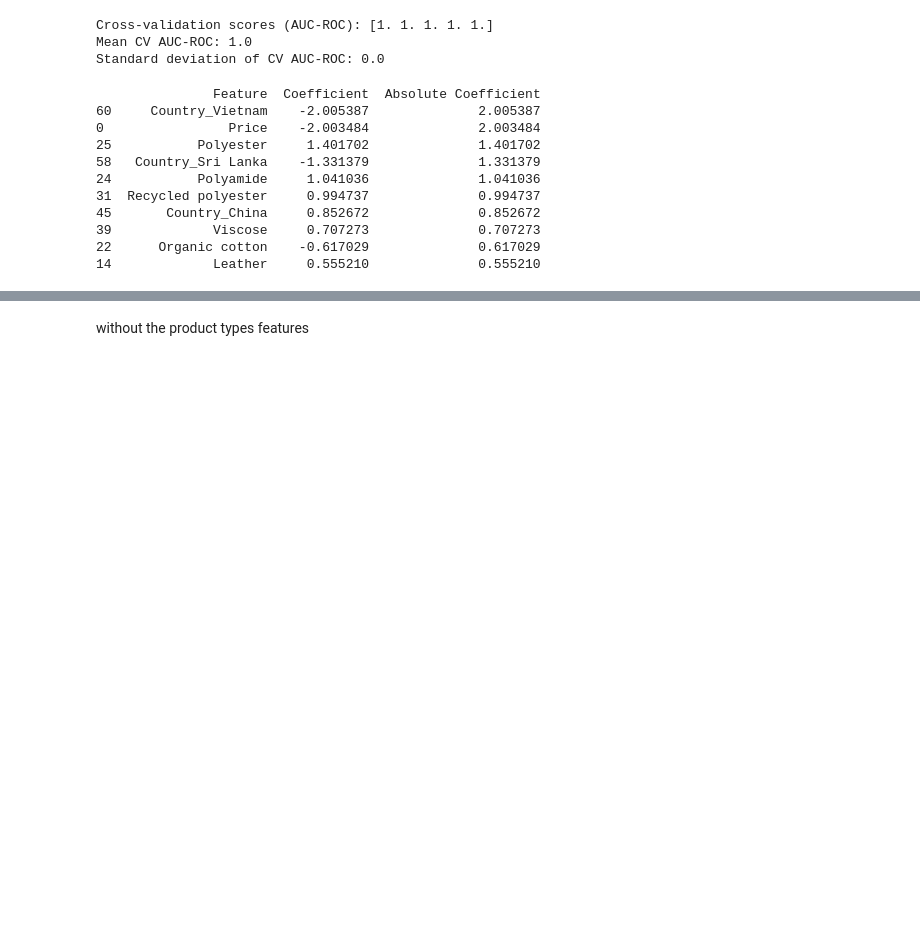
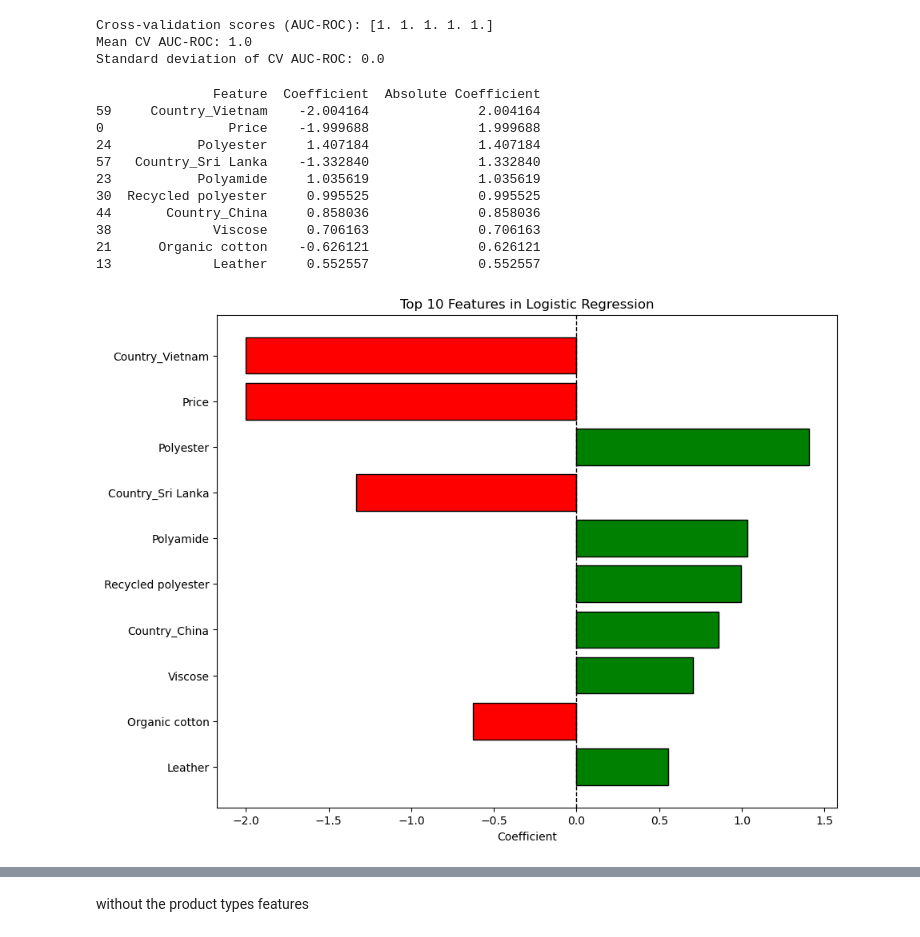
Before and after one commit to sim-cell/DALAS, a Jupyter notebook: apprentissage/classification.ipynb, the cells around one changed output, grey strips where cells are left out. Saved outputs shown, nothing was run; the diff lists cells and outputs as text; code cells hidden in the pictures; blank space fills up the shorter version.

```diff
--- a/apprentissage/classification.ipynb
+++ b/apprentissage/classification.ipynb
@@ -317,20 +317,33 @@ feature_importance = pd.DataFrame({'Feature': X_train.columns, 'Coefficient': co
 # sort by absolute coefficient value
 feature_importance['Absolute Coefficient'] = np.abs(feature_importance['Coefficient'])
 feature_importance = feature_importance.sort_values(by='Absolute Coefficient', ascending=False)
-
-print(feature_importance[:10]) # top 10
+top_features = feature_importance[:10]
+print(top_features) # top 10
 # %% [output]
                Feature  Coefficient  Absolute Coefficient
-60     Country_Vietnam    -2.005387              2.005387
-0                Price    -2.003484              2.003484
-25           Polyester     1.401702              1.401702
-58   Country_Sri Lanka    -1.331379              1.331379
-24           Polyamide     1.041036              1.041036
-31  Recycled polyester     0.994737              0.994737
-45       Country_China     0.852672              0.852672
-39             Viscose     0.707273              0.707273
-22      Organic cotton    -0.617029              0.617029
-14             Leather     0.555210              0.555210
+59     Country_Vietnam    -2.004164              2.004164
+0                Price    -1.999688              1.999688
+24           Polyester     1.407184              1.407184
+57   Country_Sri Lanka    -1.332840              1.332840
+23           Polyamide     1.035619              1.035619
+30  Recycled polyester     0.995525              0.995525
+44       Country_China     0.858036              0.858036
+38             Viscose     0.706163              0.706163
+21      Organic cotton    -0.626121              0.626121
+13             Leather     0.552557              0.552557
+# %%
+plt.figure(figsize=(10, 8))
+colors = ['green' if coef > 0 else 'red' for coef in top_features['Coefficient']]
+plt.barh(top_features['Feature'], top_features['Coefficient'], color=colors, edgecolor='black')
+
+plt.axvline(x=0, color='black', linestyle='--', linewidth=1)
+
+plt.xlabel('Coefficient')
+plt.title('Top 10 Features in Logistic Regression')
+plt.gca().invert_yaxis()
+plt.show()
+# %% [output]
+[figure, added]
 # %%
 # shap values
 
```
Also changed, not shown: parts of 16 cells of this notebook, 2 other files.
